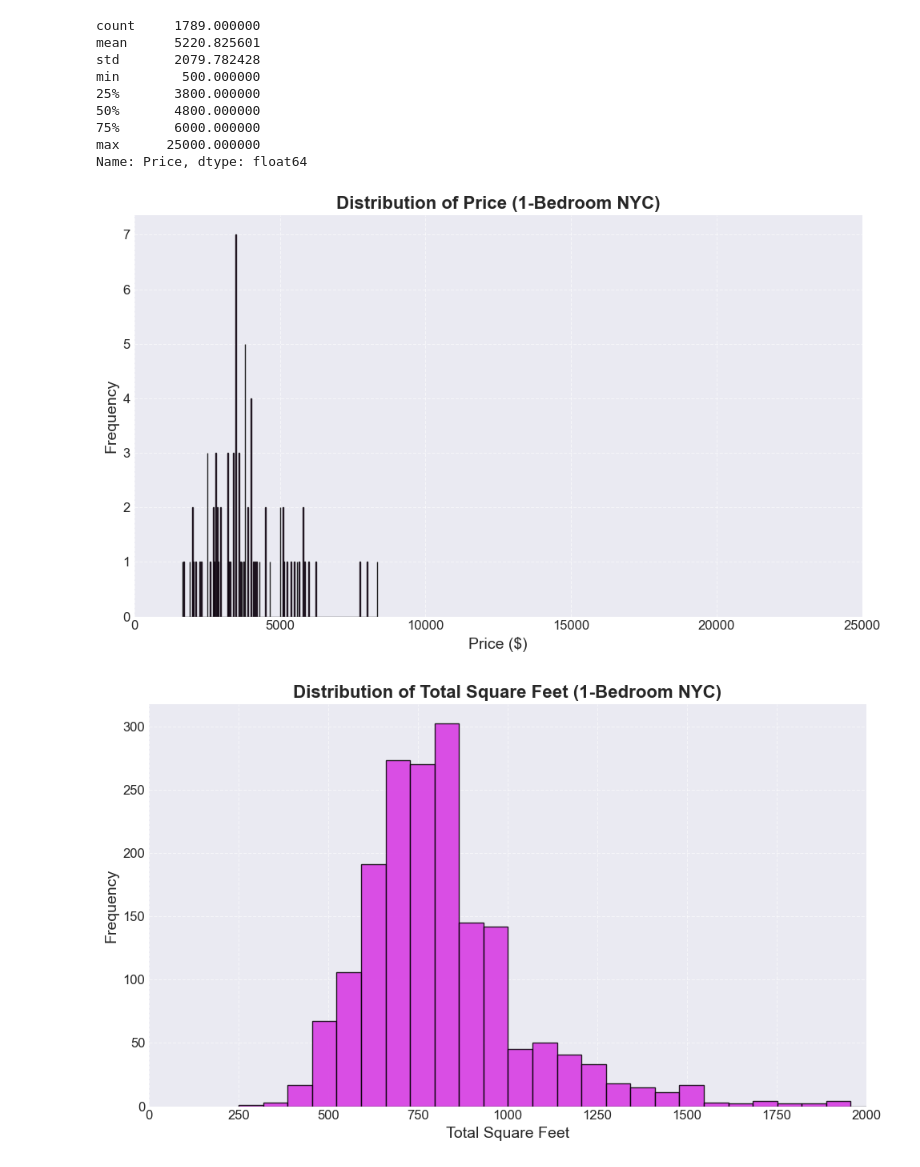
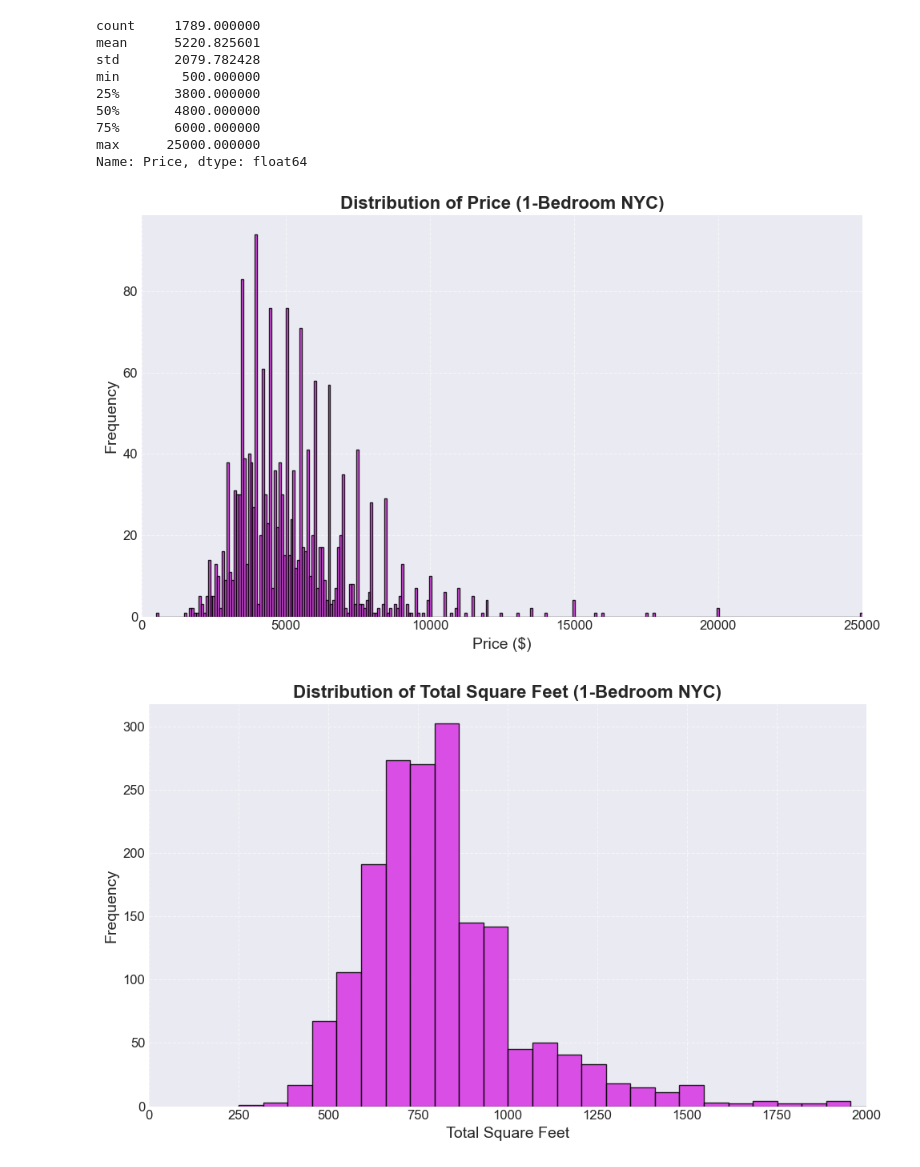
Before and after one commit to supernovaaa2024/RealEstateValuation, a Jupyter notebook: RealEstateStatisticalAnalysis.ipynb, the cells around one changed output. Saved outputs shown, nothing was run; the diff lists cells and outputs as text; code cells hidden in the pictures.

```diff
--- a/RealEstateStatisticalAnalysis.ipynb
+++ b/RealEstateStatisticalAnalysis.ipynb
@@ -287,0 +335,40 @@ plt.show()
+# %%
+# The Distribution of Price for 1-Bedroom Properties in Long Island City
+plt.style.use('seaborn-v0_8-darkgrid')
+fig, ax = plt.subplots(figsize=(10, 6))
+ax.hist(licdf["Price"], bins=300, color='#4C72B0', edgecolor='black', alpha=0.85)
+ax.set_xlim(0, licdf["Price"].max() + 1000)
+ax.set_title("Distribution of Price (1-Bedroom Long Island City)", fontsize=16, fontweight='bold')
+ax.set_xlabel("Price ($)", fontsize=14)
+ax.set_ylabel("Frequency", fontsize=14)
+ax.tick_params(axis='both', labelsize=12)
+ax.grid(True, linestyle='--', alpha=0.6)
+plt.tight_layout()
+plt.show()
+
+licdf["Price"].describe()
+# confidence interval for the mean price
+from scipy import stats
+
+# 95% confidence interval for the mean Price of 1-Bedroom Long Island City rentals
+prices = licdf["Price"].dropna()
+n = len(prices)
+mean_price = prices.mean()
+se = stats.sem(prices)   # standard error of the mean
+
+ci_low, ci_high = stats.t.interval(0.95, df=n-1, loc=mean_price, scale=se)
+print(f"95% CI for mean Price: ({ci_low:.2f}, {ci_high:.2f})")
+
+
+# The sample is not normally distributed, so use bootstrap‐percentile CI
+prices = licdf["Price"].dropna().values
+n = len(prices)
+np.random.seed(42)
+
+B = 10_000
+# draw B bootstrap samples and compute their means
+boot_means = np.random.choice(prices, size=(B, n), replace=True).mean(axis=1)
+
+# 2.5th and 97.5th percentiles give a 95% CI
+ci_low, ci_high = np.percentile(boot_means, [2.5, 97.5])
+print(f"Bootstrap 95% CI for mean Price: ({ci_low:.2f}, {ci_high:.2f})")
@@ -345,17 +436,17 @@ Name: Price, dtype: float64
 # %%
 plt.style.use('seaborn-v0_8-darkgrid')
 fig, ax = plt.subplots(figsize=(10, 6))
-ax.hist(nycdfOneB[nycdfOneB["City"] == "Brooklyn"]["Price"], bins=300, color="#D633E2", edgecolor='black', alpha=0.85)
+ax.hist(nycdfOneB["Price"], bins=300, color="#D633E2", edgecolor='black', alpha=0.85)
 ax.set_xlim(0, 25000)
 ax.set_title("Distribution of Price (1-Bedroom NYC)", fontsize=16, fontweight='bold')
 ax.set_xlabel("Price ($)", fontsize=14)
 ax.set_ylabel("Frequency", fontsize=14)
 ax.tick_params(axis='both', labelsize=12)
 ax.grid(True, linestyle='--', alpha=0.6)
 plt.tight_layout()
 plt.show()
 # %% [output]
-[figure, old version]
+[figure, new version]
 # %%
 plt.style.use('seaborn-v0_8-darkgrid')
 fig, ax = plt.subplots(figsize=(10, 6))
```
Also changed, not shown: parts of 3 cells of this notebook, 7 other files.
